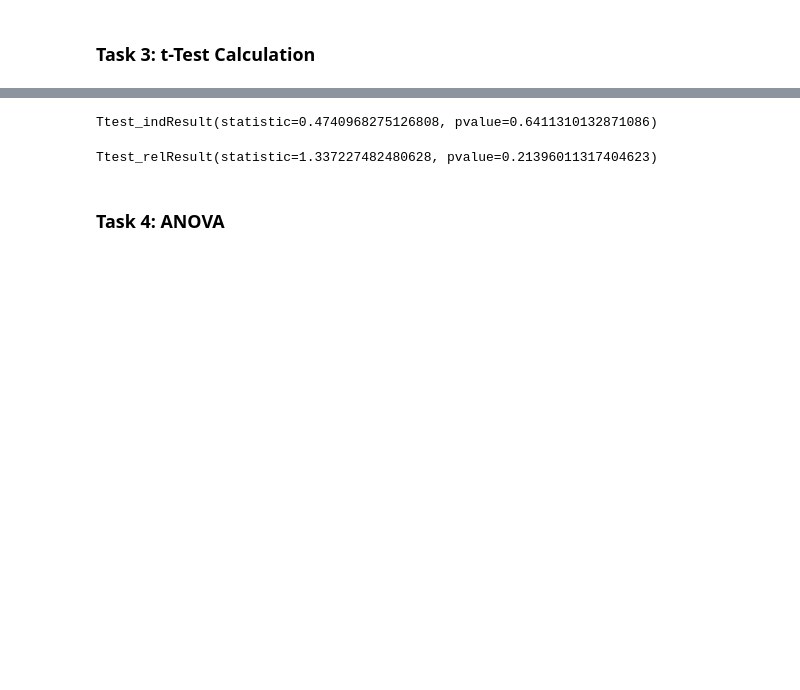
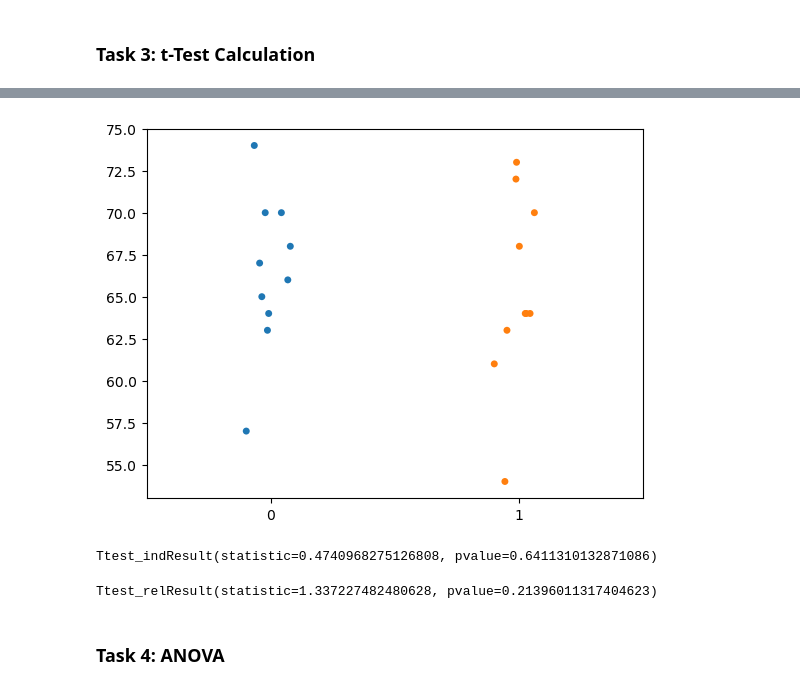
Before and after one commit to mickalleny2k/applied_statistics, a Jupyter notebook: tasks.ipynb, the cells around one changed output, grey strips where cells are left out. Cells and saved outputs as stored; diff of their text form; code cells hidden in the pictures; blank space fills up the shorter version.

```diff
--- a/tasks.ipynb
+++ b/tasks.ipynb
@@ -76,3 +116,8 @@ After = [64,64,68,64,73,70,72,54,61,63]
+# %%
+# Create a strip plot.
+sns.stripplot(data=[Before, After]);
+# %% [output]
+[figure, added]
 # %%
 stats.ttest_ind(Before, After)
 # %% [output]
```
Also changed, not shown: parts of 10 cells of this notebook.
